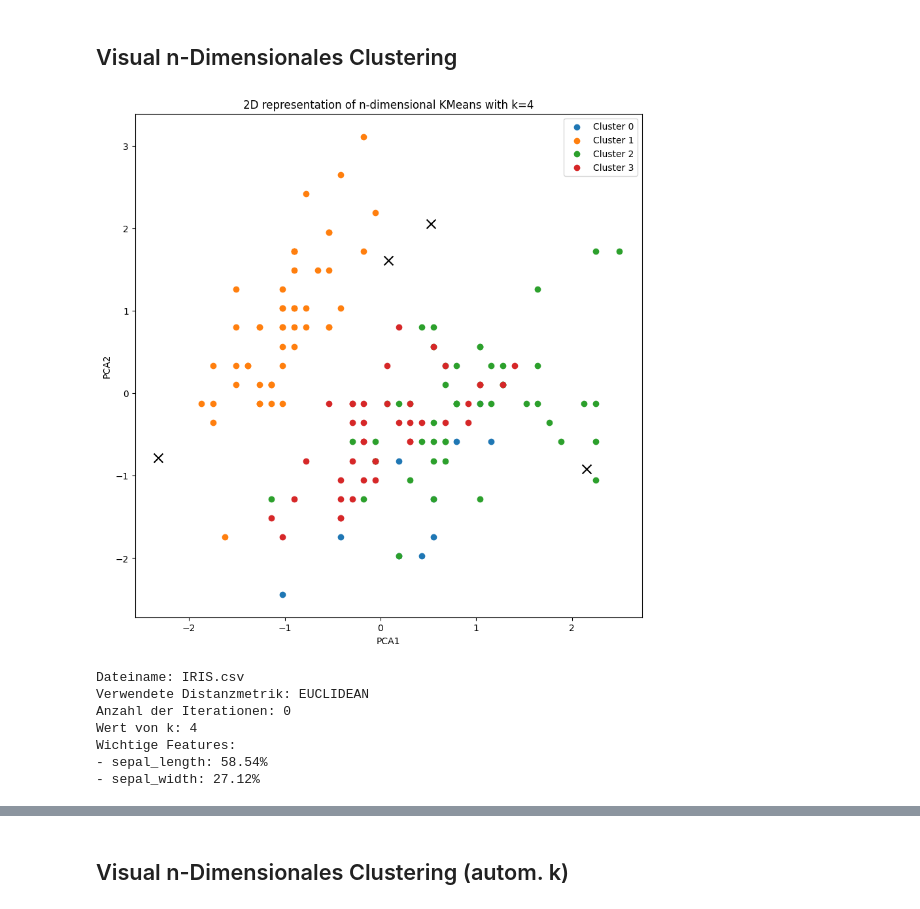
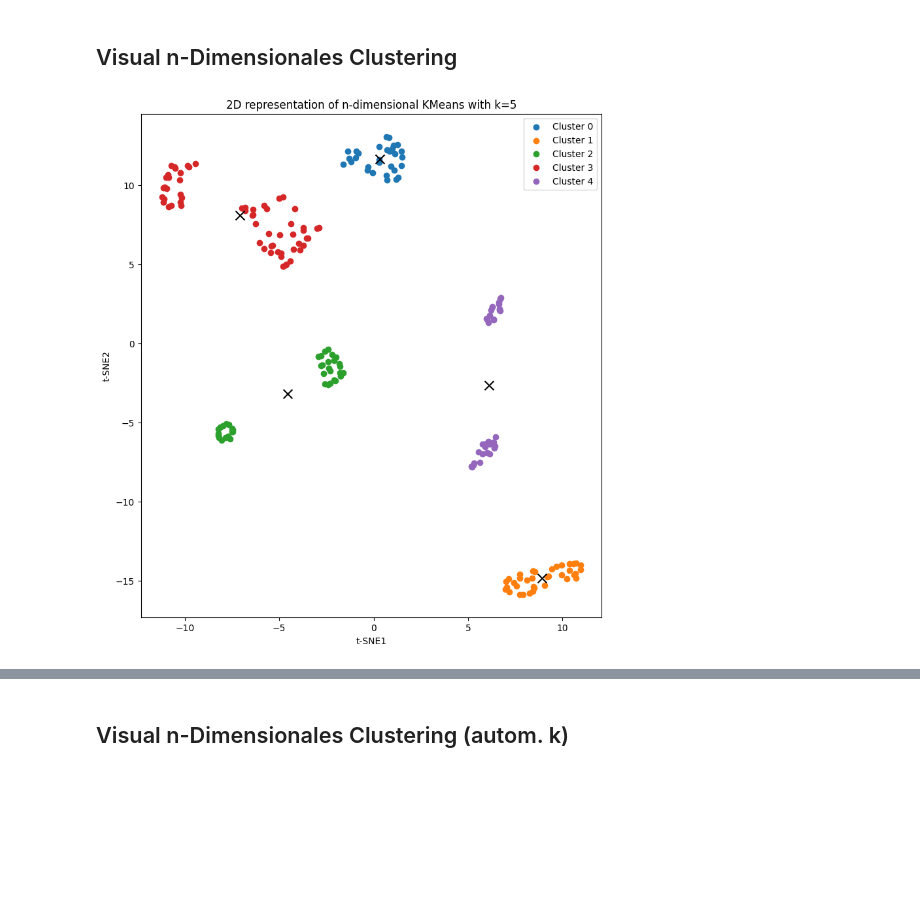
Before and after one commit to axellotl22/progback, a Jupyter notebook: notebooks/visual_response.ipynb, the cells around one changed output, grey strips where cells are left out. Drawn from its saved outputs; the diff is of its cells as text; code cells hidden in the pictures; blank space fills up the shorter version.

Commit message:
n-dimensional cluster visuals in 2D and 3D

```diff
--- a/notebooks/visual_response.ipynb
+++ b/notebooks/visual_response.ipynb
@@ -268,55 +258,41 @@ plt.show()
 # %%
 import requests
 import matplotlib.pyplot as plt
+from mpl_toolkits.mplot3d import Axes3D  # für 3D-Plot
 
-# Daten an den Endpunkt senden
 url = "http://localhost:8080/basic/perform-nd-kmeans/"
-params = {
-    "k_clusters":4
+files = {
+    "file": open("drug200.csv", "rb")
 }
-files = {
-    "file": open("IRIS.csv", "rb")
+
+# 2D-Anfrage
+params_2d = {
+    "use_3d_model": False,
+    "k_clusters": 5
 }
-response = requests.post(url, files=files, params=params)
-result = response.json()
-
-# Ergebnisdaten extrahieren
-clusters = result["clusters"]
-x_label = result["x_label"]
-y_label = result["y_label"]
+response_2d = requests.post(url, files=files, params=params_2d)
+result_2d = response_2d.json()
 
 # 2D-Visualisierung
-plt.figure(figsize=(10, 10))
-for cluster in clusters:
+plt.figure(figsize=(20, 10))
+
+# 2D-Plot
+plt.subplot(1, 2, 1)  # 1 Zeile, 2 Spalten, aktuelle Position ist 1
+clusters_2d = result_2d["cluster"]
+x_label_2d = result_2d["x_label"]
+y_label_2d = result_2d["y_label"]
+for cluster in clusters_2d:
     points = cluster["points"]
-    x_values = [point["x"] for point in points]
-    y_values = [point["y"] for point in points]
+    x_values = [point['x'] for point in points]  # Changed here
+    y_values = [point['y'] for point in points]  # Changed here
     plt.scatter(x_values, y_values, label=f"Cluster {cluster['clusterNr']}")
-
-    # Zentroid darstellen
     centroid = cluster["centroid"]
     plt.scatter(centroid["x"], centroid["y"], color="black", marker="x", s=100)
+plt.xlabel(x_label_2d)
+plt.ylabel(y_label_2d)
+plt.legend()
+plt.title(f"2D representation of n-dimensional KMeans with k={result_2d['k_value']}")
 
-plt.xlabel(x_label)
-plt.ylabel(y_label)
-plt.legend()
-plt.title(f"2D representation of n-dimensional KMeans with k={result['k_value']}")
 plt.show()
-
-# Weitere Informationen ausgeben
-print("Dateiname:", result["name"])
-print("Verwendete Distanzmetrik:", result["used_distance_metric"])
-print("Anzahl der Iterationen:", result["iterations"])
-print("Wert von k:", result["k_value"])
-print("Wichtige Features:")
-for feature, importance in result["important_features"].items():
-    print(f"- {feature}: {importance:.2%}")
 # %% [output]
-[figure, old version]
+[figure, new version]
-Dateiname: IRIS.csv
-Verwendete Distanzmetrik: EUCLIDEAN
-Anzahl der Iterationen: 0
-Wert von k: 4
-Wichtige Features:
-- sepal_length: 58.54%
-- sepal_width: 27.12%
```
Also changed, not shown: parts of 9 cells of this notebook.
